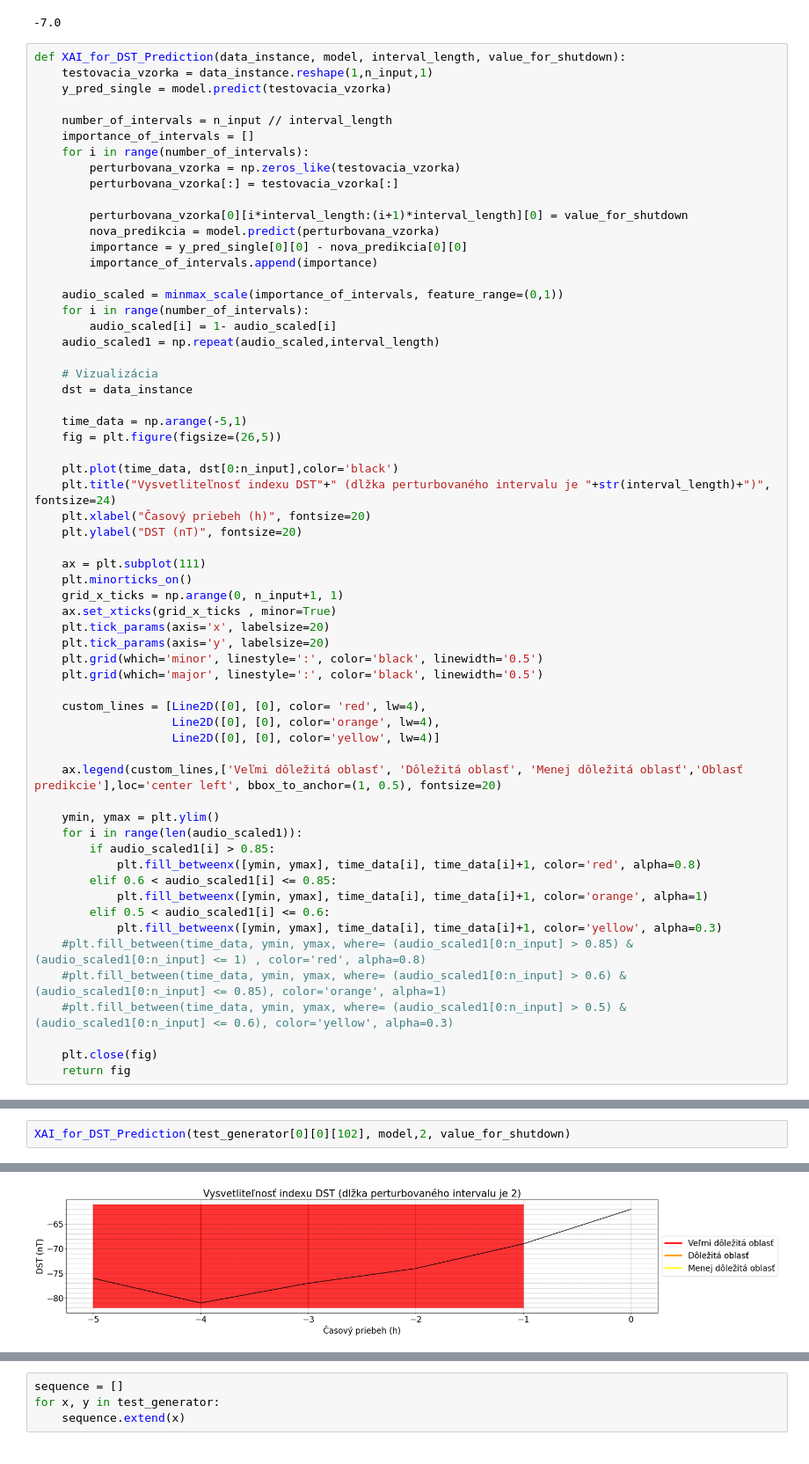
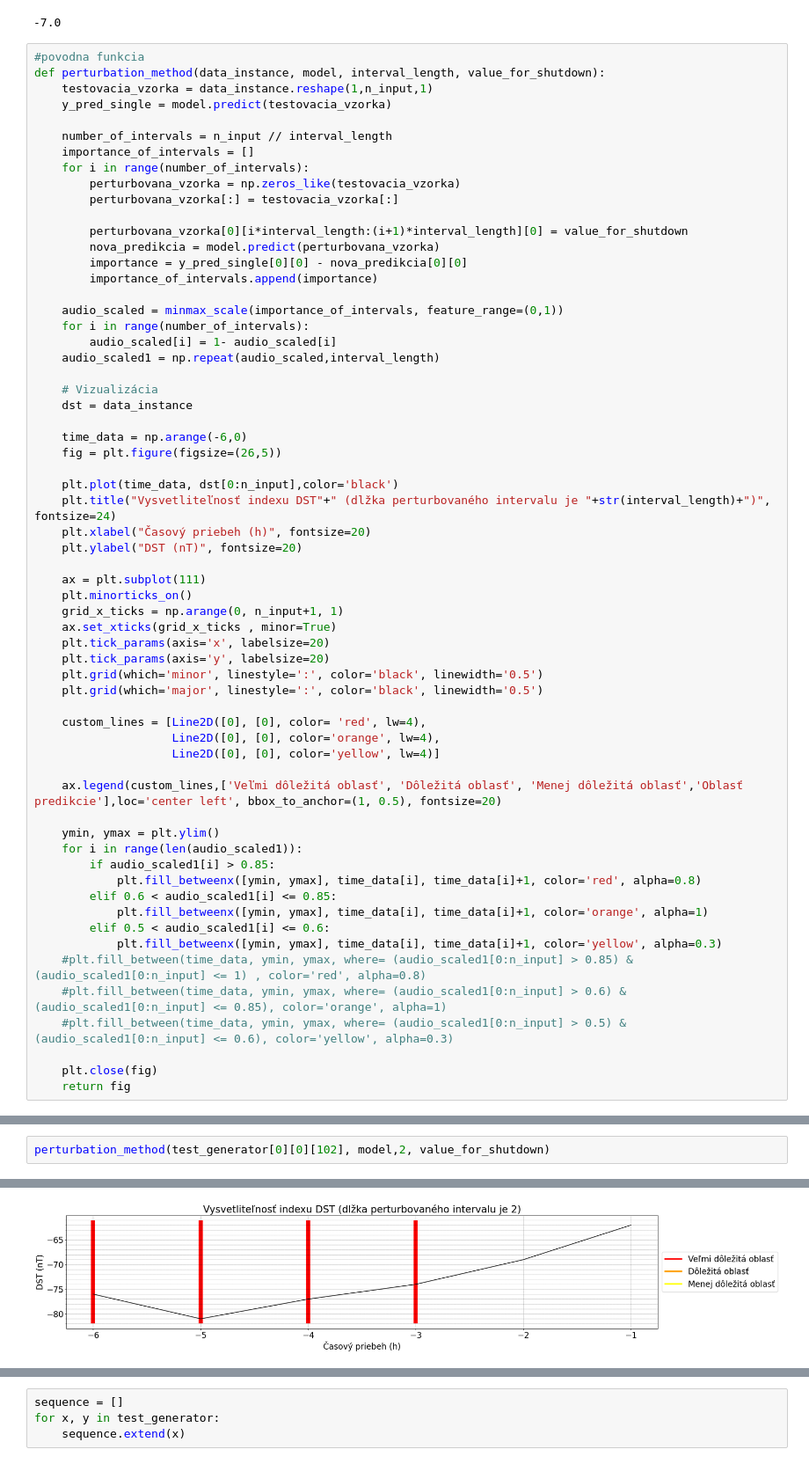
Before and after one commit to Marek929Z/BP-MarekZboray, a Jupyter notebook: 6_6_model_XAI.ipynb, the cells around one changed output, grey strips where cells are left out. Shown at 88% size. Cells and saved outputs as stored; diff of their text form.

```diff
--- a/6_6_model_XAI.ipynb
+++ b/6_6_model_XAI.ipynb
@@ -223,7 +237,8 @@ value_for_shutdown_median
 # %% [output]
 -7.0
 # %%
-def XAI_for_DST_Prediction(data_instance, model, interval_length, value_for_shutdown):
+#povodna funkcia
+def perturbation_method(data_instance, model, interval_length, value_for_shutdown):
     testovacia_vzorka = data_instance.reshape(1,n_input,1)
     y_pred_single = model.predict(testovacia_vzorka)
 
@@ -246,7 +261,7 @@ def XAI_for_DST_Prediction(data_instance, model, interval_length, value_for_shut
     # Vizualizácia
     dst = data_instance
 
-    time_data = np.arange(-5,1)
+    time_data = np.arange(-6,0)
     fig = plt.figure(figsize=(26,5))
 
     plt.plot(time_data, dst[0:n_input],color='black')
@@ -356,3 +506,3 @@ def XAI_for_DST_Prediction_with_predicted_value(data_instance, model, interval_l
 # %%
-XAI_for_DST_Prediction(test_generator[0][0][102], model,2, value_for_shutdown)
+perturbation_method(test_generator[0][0][102], model,2, value_for_shutdown)
 # %% [output]
@@ -363,2 +513,2 @@ XAI_for_DST_Prediction(test_generator[0][0][102], model,2, value_for_shutdown)
-[figure, old version]
+[figure, new version]
 # %%
```
Also changed, not shown: parts of 36 cells of this notebook, 8 other files.
